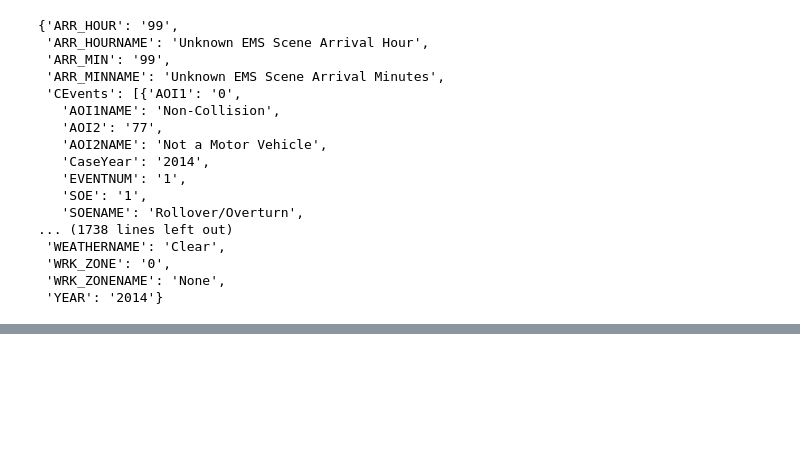
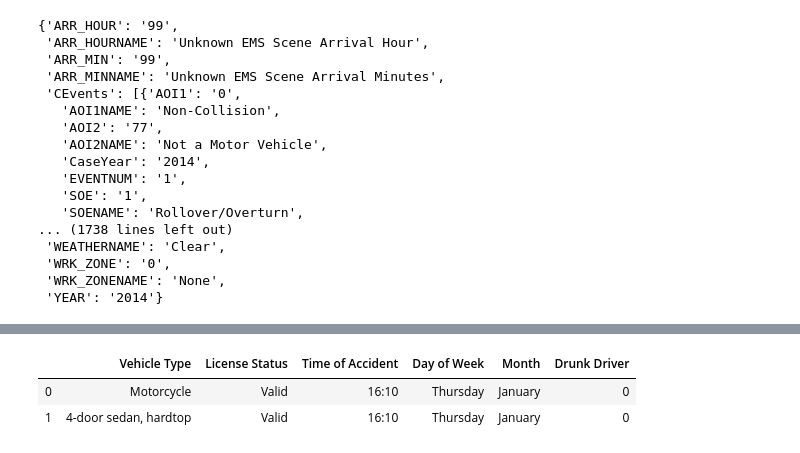
Before and after one commit to mwhitmore1/ucsd_bootcamp-traffic_accident_analysis, a Jupyter notebook: notebooks/GetCaseDetails.ipynb, the cells around one changed output, grey strips where cells are left out. Cells and saved outputs as stored; diff of their text form; code cells hidden in the pictures; blank space fills up the shorter version.

Commit message:
Pulled types of vehicles, license status for drivers of both vehicles, time of accident, month of accident, day of accident and whether drunk driving was involved

```diff
--- a/notebooks/GetCaseDetails.ipynb
+++ b/notebooks/GetCaseDetails.ipynb
@@ -57,0 +78,33 @@ cali2['Results'][0][0]['CrashResultSet']
+# %%
+weekday = cali2['Results'][0][0]['CrashResultSet']['DAY_WEEKNAME']
+print(weekday)
+
+drunk_driver = cali2['Results'][0][0]['CrashResultSet']['DRUNK_DR']
+print(drunk_driver)
+
+month = cali2['Results'][0][0]['CrashResultSet']['MONTH']
+print(month)
+
+month_name = cali2['Results'][0][0]['CrashResultSet']['MonthName']
+print(month_name)
+
+hour = cali2['Results'][0][0]['CrashResultSet']['HOUR']
+print(hour)
+
+minute = cali2['Results'][0][0]['CrashResultSet']['MINUTE']
+print(minute)
+
+time = f"{hour}:{minute}"
+print(time)
+
+body_type_1 = cali2['Results'][0][0]['CrashResultSet']['Vehicles'][0]['BODY_TYPNAME']
+print(body_type_1)
+
+license_status_1 = cali2['Results'][0][0]['CrashResultSet']['Vehicles'][0]['L_STATUSNAME']
+print(license_status_1)
+
+body_type_2 = cali2['Results'][0][0]['CrashResultSet']['Vehicles'][1]['BODY_TYPNAME']
+print(body_type_2)
+
+license_status_2 = cali2['Results'][0][0]['CrashResultSet']['Vehicles'][1]['L_STATUSNAME']
+print(license_status_2)
@@ -58,3 +123,15 @@ cali2['Results'][0][0]['CrashResultSet']
+# %%
+accident_df = pd.DataFrame({"Vehicle Type": [body_type_1, body_type_2],
+                           "License Status": [license_status_1, license_status_2],
+                           "Time of Accident": time,
+                           "Day of Week": weekday,
+                           "Month": month_name,
+                           "Drunk Driver": drunk_driver})
+accident_df
+# %% [output]
+|  | Vehicle Type | License Status | Time of Accident | Day of Week | Month | Drunk Driver |
+| 0 | Motorcycle | Valid | 16:10 | Thursday | January | 0 |
+| 1 | 4-door sedan, hardtop | Valid | 16:10 | Thursday | January | 0 |
 # %%
 year
 make (MAKENAME)
```
Also changed, not shown: parts of 2 cells of this notebook.
